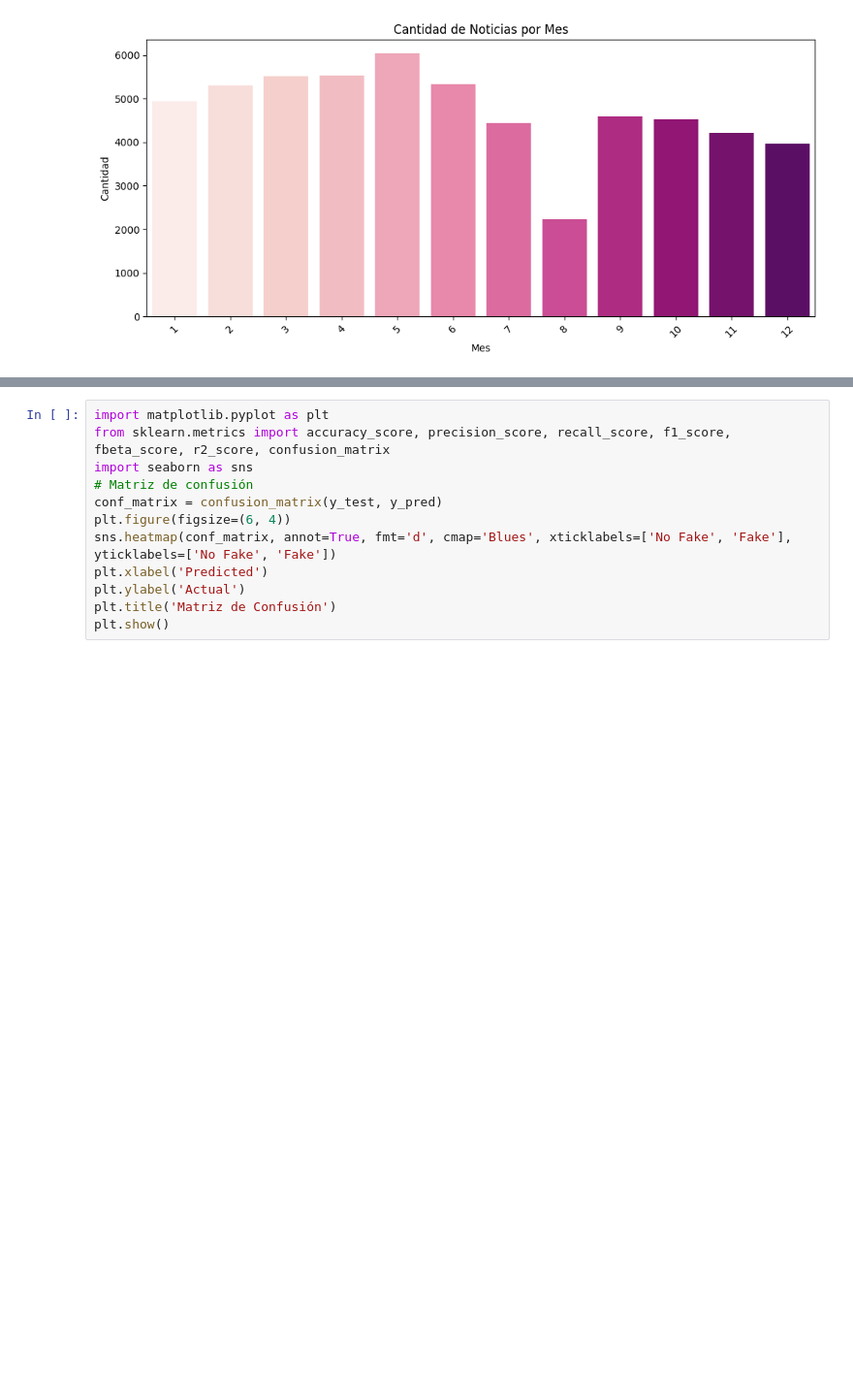
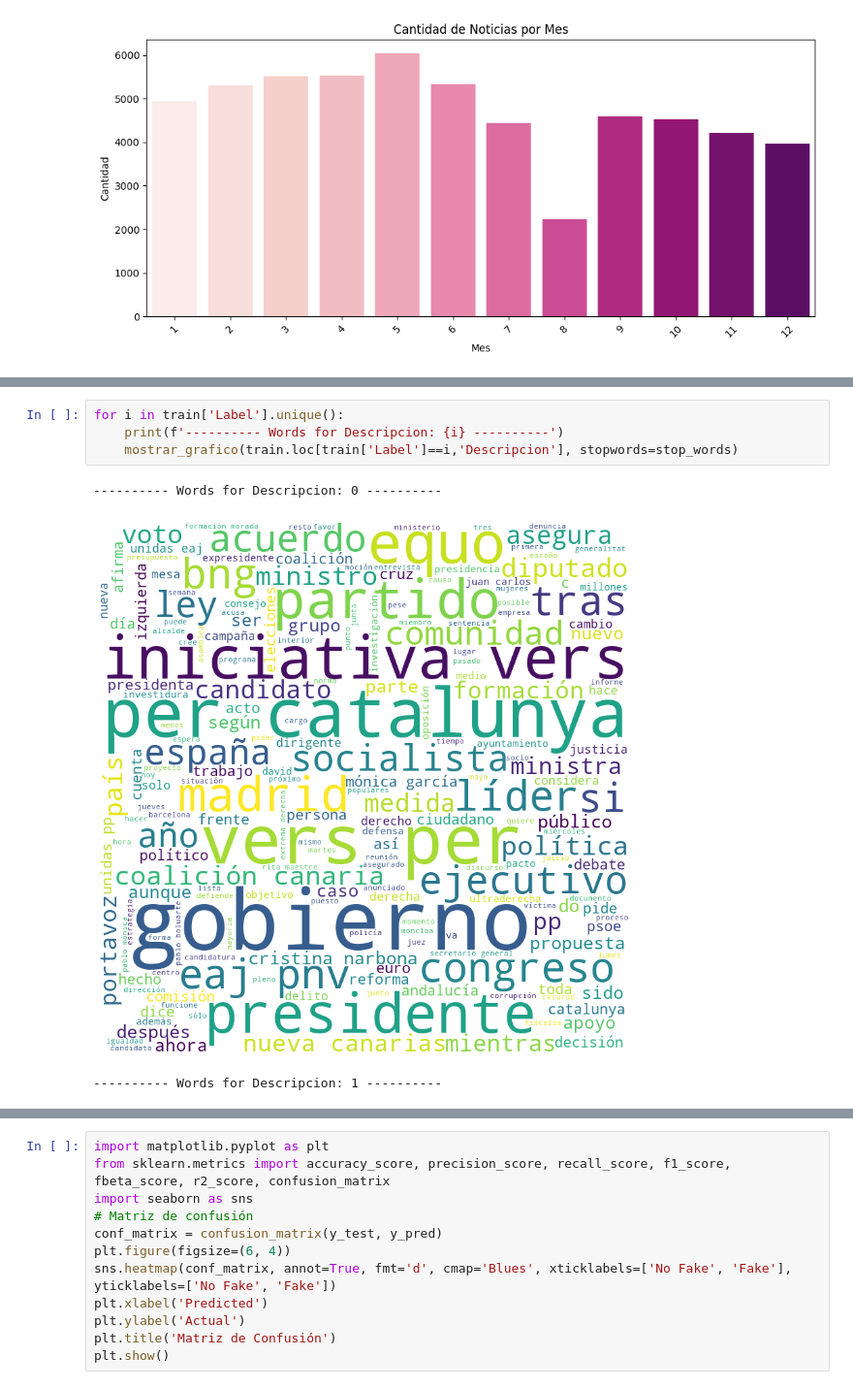
Before and after one commit to cflorido/Text-Analytics-Tool, a Jupyter notebook: NataliaCode.ipynb, the cells around one changed output, grey strips where cells are left out. Shown at 97% size. Drawn from its saved outputs; the diff is of its cells as text; blank space fills up the shorter version.

```diff
--- a/NataliaCode.ipynb
+++ b/NataliaCode.ipynb
@@ -494,0 +705,8 @@ Passing `palette` without assigning `hue` is deprecated and will be removed in v
+# %%
+for i in train['Label'].unique():
+    print(f'---------- Words for Descripcion: {i} ----------')
+    mostrar_grafico(train.loc[train['Label']==i,'Descripcion'], stopwords=stop_words)
+# %% [output]
+---------- Words for Descripcion: 0 ----------
+[figure, added]
+---------- Words for Descripcion: 1 ----------
```
Also changed, not shown: parts of 83 cells of this notebook, 1 other file.
